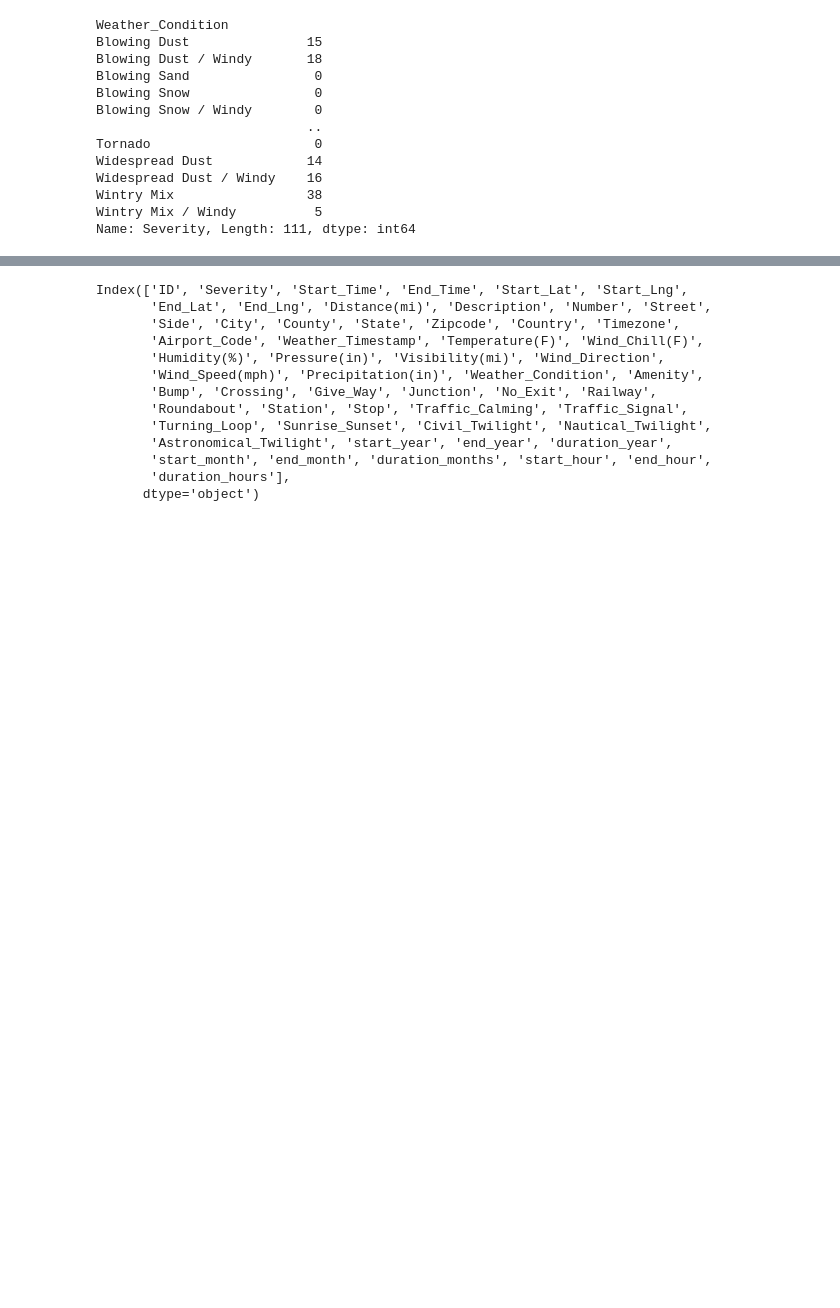
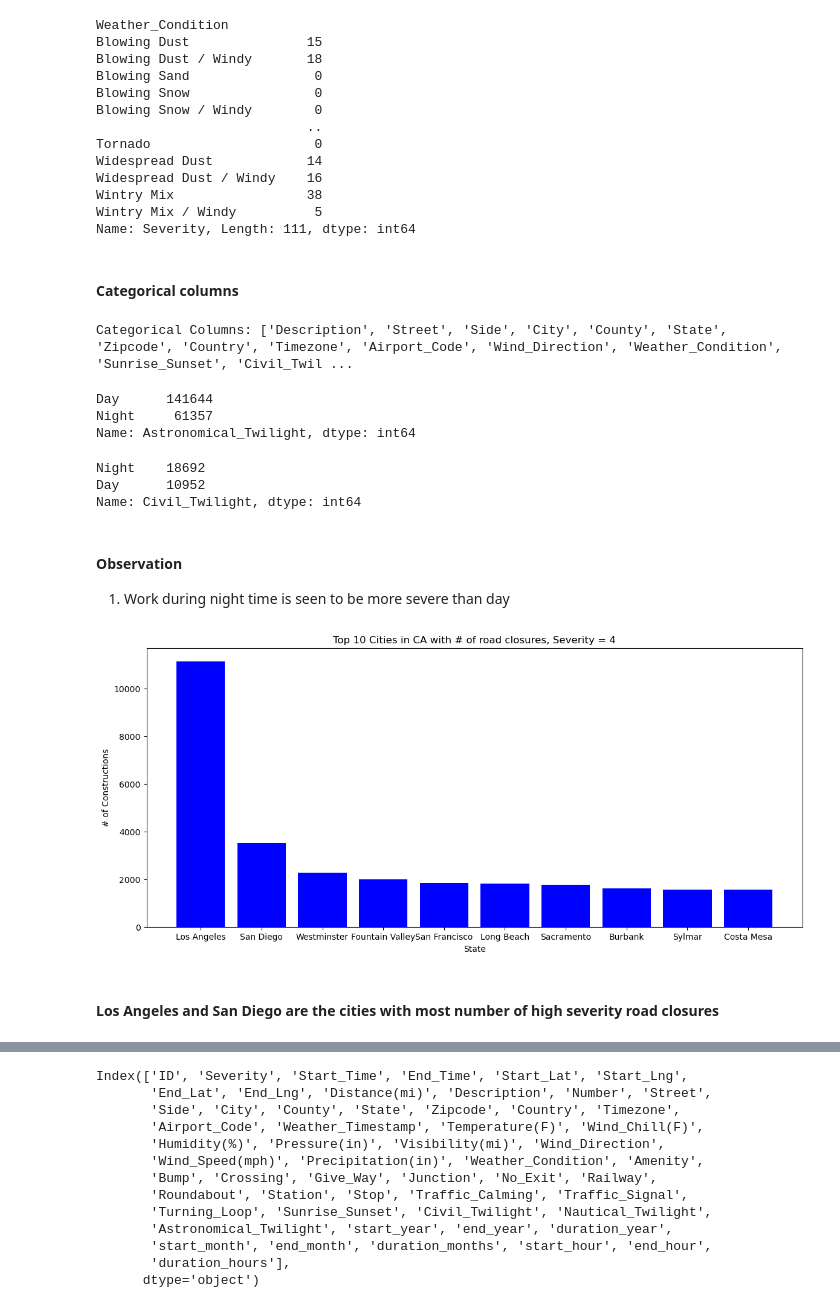
Before and after one commit to RBelgundi-6475/Term_Project_CS5644, a Jupyter notebook: Term_Project.ipynb, the cells around one changed output, grey strips where cells are left out. Drawn from its saved outputs; the diff is of its cells as text; code cells hidden in the pictures; blank space fills up the shorter version.

```diff
--- a/Term_Project.ipynb
+++ b/Term_Project.ipynb
@@ -386,3 +396,45 @@ Widespread Dust / Windy    16
 Wintry Mix                 38
 Wintry Mix / Windy          5
 Name: Severity, Length: 111, dtype: int64
+# %% [markdown]
+#### Categorical columns
+# %%
+categorical_columns = [i for i in df_construction_ca_recent.select_dtypes(include='category').columns]
+print('Categorical Columns:',categorical_columns)
+# %% [output]
+Categorical Columns: ['Description', 'Street', 'Side', 'City', 'County', 'State', 'Zipcode', 'Country', 'Timezone', 'Airport_Code', 'Wind_Direction', 'Weather_Condition', 'Sunrise_Sunset', 'Civil_Twil ...
+# %%
+# df_construction_ca_recent['Nautical_Twilight'].value_counts()
+# df_construction_ca_recent['Civil_Twilight'].value_counts()
+df_construction_ca_recent['Astronomical_Twilight'].value_counts()
+# %% [output]
+Day      141644
+Night     61357
+Name: Astronomical_Twilight, dtype: int64
+# %%
+# Civil_Twilight
+df_construction_ca_recent[df_construction_ca_recent['Severity']==4]['Civil_Twilight'].value_counts()
+# %% [output]
+Night    18692
+Day      10952
+Name: Civil_Twilight, dtype: int64
+# %% [markdown]
+#### Observation
+1. Work during night time is seen to be more severe than day
+# %%
+#### Top 10 cities in California with road closures of highest severity
+city_df_ca = pd.DataFrame(df_construction_ca[df_construction_ca['Severity']==4]['City'].value_counts()).reset_index().rename(columns={'index':'City','City':'Cases'})
+# print(city_df_ca.head())
+top_10_cities_ca = pd.DataFrame(city_df_ca.head(10))
+plt.figure(figsize=(14,6))
+plt.bar(top_10_cities_ca['City'], top_10_cities_ca['Cases'],color='blue')
+plt.title('Top 10 Cities in CA with # of road closures, Severity = 4')
+plt.xlabel('State')
+plt.ylabel('# of Constructions')
+# plt.xticks(rotation=)
+plt.show()
+# state_df_s4 = pd.DataFrame(df_construction[df_construction["Severity"] == 4]['State'].value_counts()).reset_index().rename(columns={'index':'State', 'State':'Cases'})
+# %% [output]
+[figure, added]
+# %% [markdown]
+#### Los Angeles and San Diego are the cities with most number of high severity road closures
```
Also changed, not shown: parts of 9 cells of this notebook.
